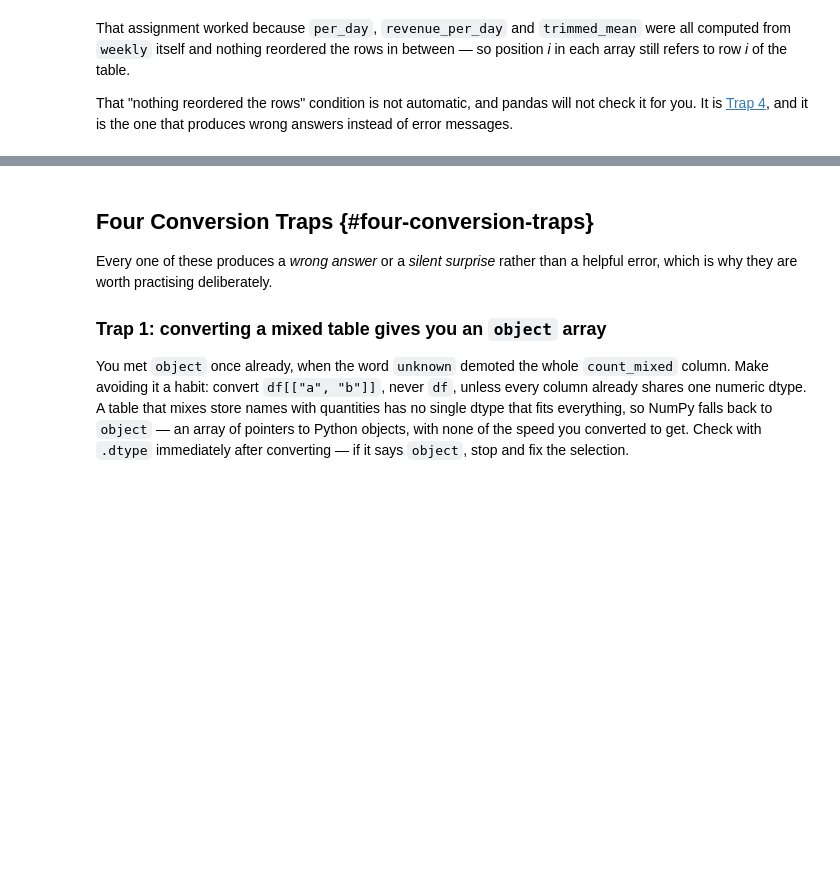
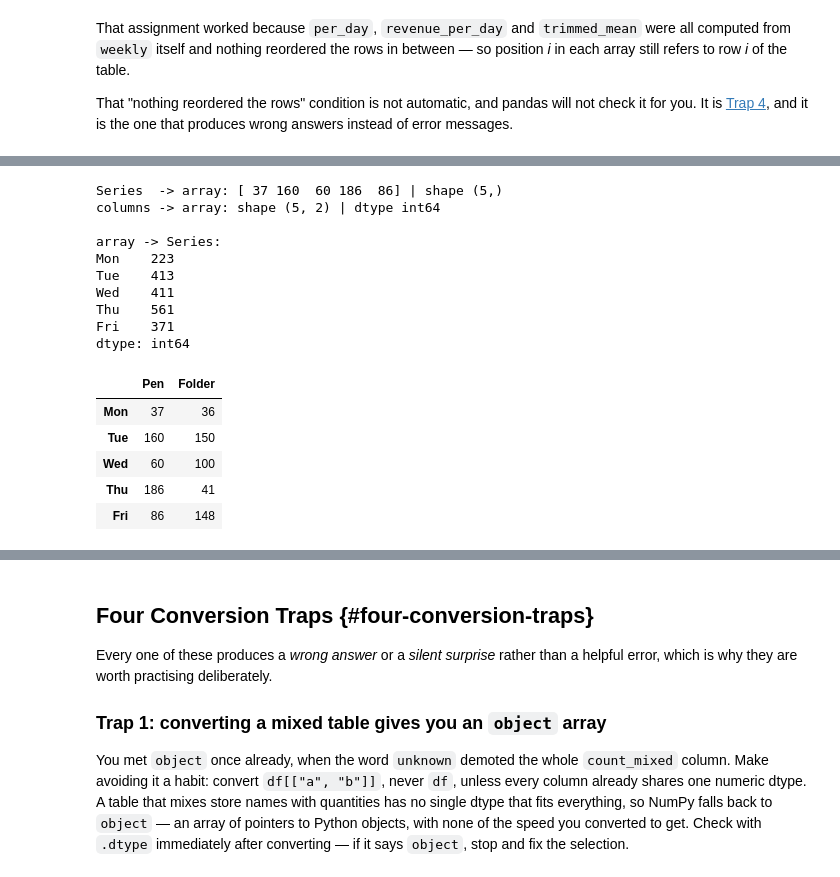
Before and after one commit to Lizhen0909/stat303-1-sec20-coursebook, a Jupyter notebook: numpy_pandas_workflow.ipynb, the cells around one changed output, grey strips where cells are left out. Saved outputs shown, nothing was run; the diff lists cells and outputs as text; code cells hidden in the pictures; blank space fills up the shorter version.

```diff
--- a/numpy_pandas_workflow.ipynb
+++ b/numpy_pandas_workflow.ipynb
@@ -594,0 +610,32 @@ A useful default: **stay in pandas unless the data in front of you is genuinely
+# %%
+# pandas -> NumPy: the labels come off, the positions remain
+pen_arr = weekly["Pen"].to_numpy()               # Series -> 1-D array
+block = weekly[["Pen", "Folder"]].to_numpy()     # two numeric columns -> 2-D array
+
+print("Series  -> array:", pen_arr, "| shape", pen_arr.shape)
+print("columns -> array: shape", block.shape, "| dtype", block.dtype)
+
+# NumPy -> pandas: the labels go back on, taken from the table the numbers came from
+totals = pd.Series(per_day, index=weekly.index)  # 1-D array -> Series
+print("\narray -> Series:")
+print(totals)
+
+# 2-D array -> DataFrame
+pd.DataFrame(block, index=weekly.index, columns=["Pen", "Folder"])
+# %% [output]
+Series  -> array: [ 37 160  60 186  86] | shape (5,)
+columns -> array: shape (5, 2) | dtype int64
+
+array -> Series:
+Mon    223
+Tue    413
+Wed    411
+Thu    561
+Fri    371
+dtype: int64
+|  | Pen | Folder |
+| Mon | 37 | 36 |
+| Tue | 160 | 150 |
+| Wed | 60 | 100 |
+| Thu | 186 | 41 |
+| Fri | 86 | 148 |
```
Also changed, not shown: parts of 3 cells of this notebook, 3 other files.
